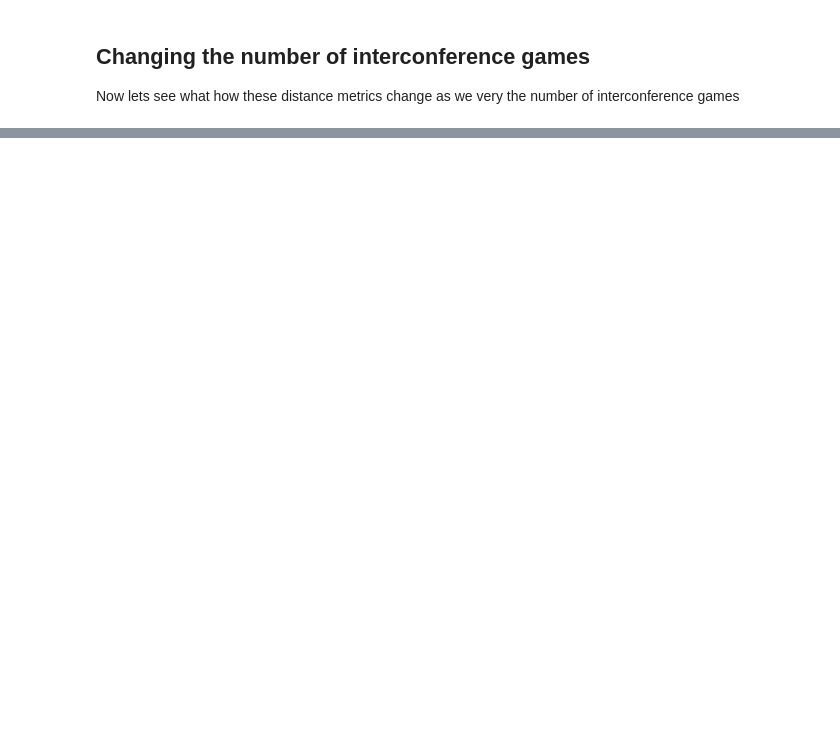
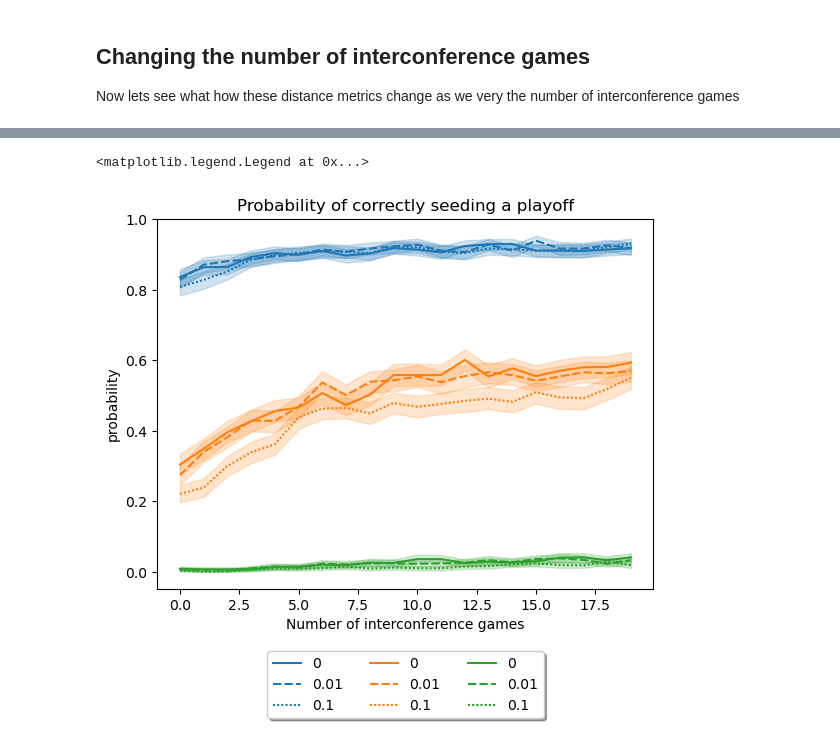
Before and after one commit to jmcalis/InterconferencePlay, a Jupyter notebook: Demo.ipynb, the cells around one changed output, grey strips where cells are left out. Cells and saved outputs as stored; diff of their text form; code cells hidden in the pictures; blank space fills up the shorter version.

```diff
--- a/Demo.ipynb
+++ b/Demo.ipynb
@@ -79,0 +155,14 @@ ax.legend(loc='upper center', bbox_to_anchor=(0.5, -0.15),
+# %%
+df =pd.concat([df,df01,df1])
+fig = plt.figure
+ax = plt.subplot(111)
+line1 = sns.lineplot(data=df, x='M', y='CW',style = "b")
+line2 = sns.lineplot(data=df, x='M', y='CT4',style = "b")
+line3 = sns.lineplot(data=df, x='M', y='CT12', style = "b")
+ax.set(xlabel='Number of interconference games', ylabel ='probability', title = 'Probability of correctly seeding a playoff')
+
+ax.legend(loc='upper center', bbox_to_anchor=(0.5, -0.15),
+         fancybox=True, shadow=True, ncol=3)
+# %% [output]
+<matplotlib.legend.Legend at 0x...>
+[figure, added]
```
Also changed, not shown: parts of 10 cells of this notebook, 3 other files.
